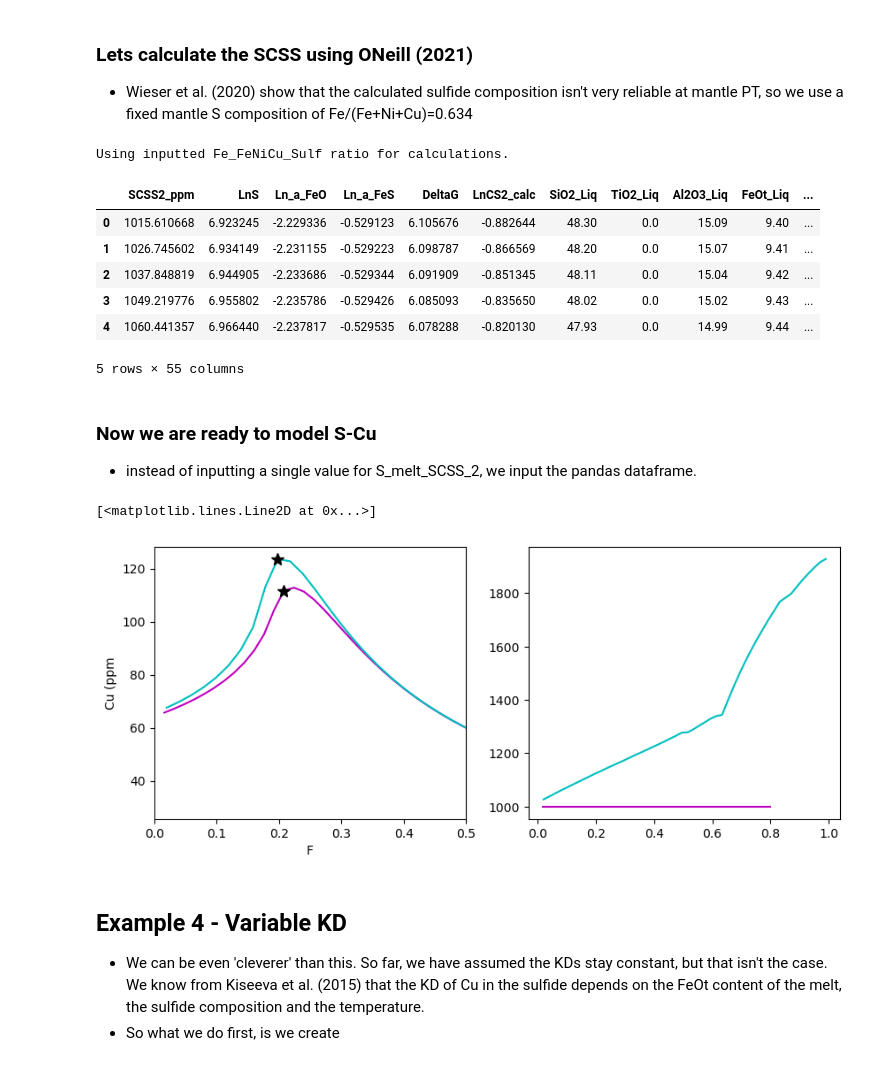
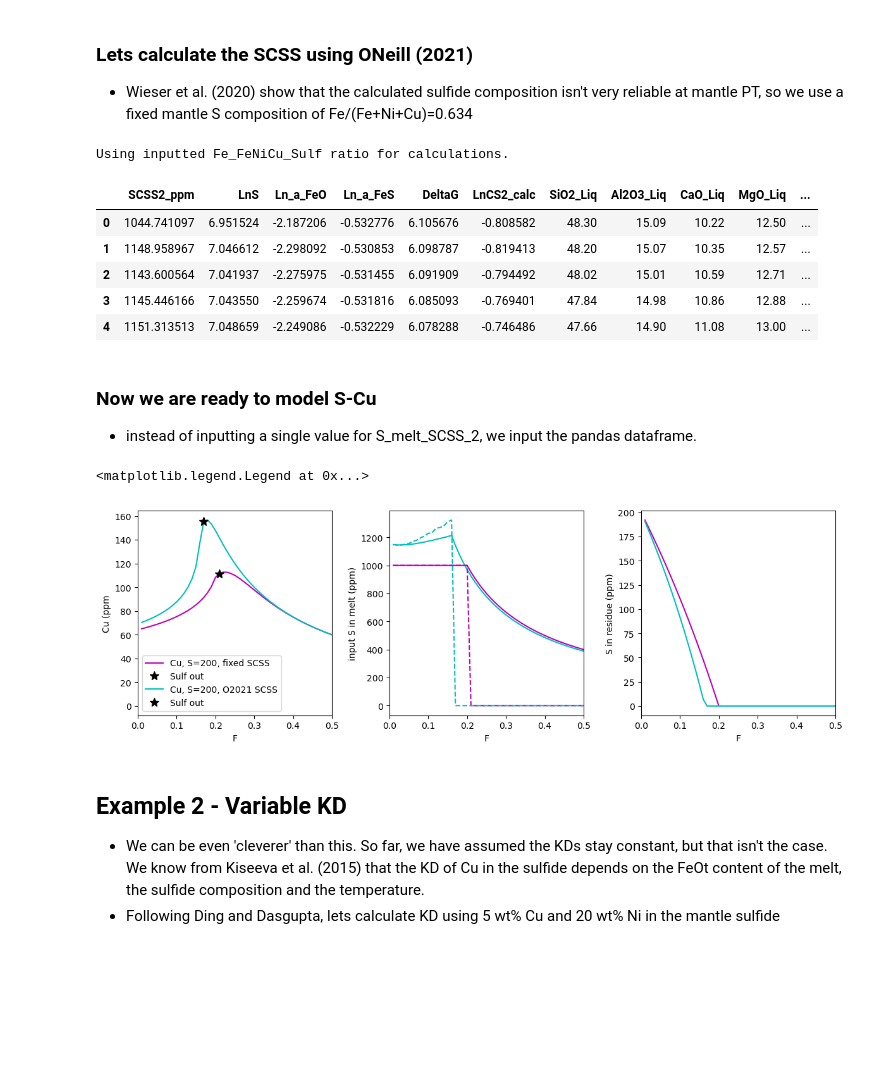
Before and after one commit to PennyWieser/PySulfSat, a Jupyter notebook: docs/Examples/Mantle_Melting_Lee_Wieser/Complex_melt_changing_SCSS.ipynb, the cells around one changed output. Saved outputs shown, nothing was run; the diff lists cells and outputs as text; code cells hidden in the pictures; blank space fills up the shorter version.

```diff
--- a/docs/Examples/Mantle_Melting_Lee_Wieser/Complex_melt_changing_SCSS.ipynb
+++ b/docs/Examples/Mantle_Melting_Lee_Wieser/Complex_melt_changing_SCSS.ipynb
@@ -27,28 +39,36 @@ We have replaced all missing liquid oxides and strings with zeros.
 # %% [markdown]
 ### Extract the modes from Thermocalc
 # %%
-Modes3=pd.DataFrame(data={'ol': Thermocalc_df['ol'],
+Modes3=pd.DataFrame(data={'ol=0': Thermocalc_df['ol'],
                         'cpx': Thermocalc_df['cpx'],
                         'opx': Thermocalc_df['opx'],
                         'sp': Thermocalc_df['sp'],
                         'gt': Thermocalc_df['g']*0})
+# %%
+df_TiO2_Thermocalc=ss.Lee_Wieser_sulfide_melting(F=Thermocalc_df['liq'],
+                        Modes=Modes3,
+                        KDs=KDs_TiO2,
+                        S_Sulf=330000, elem_Per=0.13,
+                        S_Mantle=[200],
+                        S_Melt_SCSS_2=1000,
+                         Prop_S6=0)
+Inst_Liq['TiO2_Liq']=df_TiO2_Thermocalc['TiO2_Melt_Inst']
 # %% [markdown]
 ### Lets calculate the SCSS using ONeill (2021)
 - Wieser et al. (2020) show that the calculated sulfide composition isn't very reliable at mantle PT, so we use a fixed mantle S composition of Fe/(Fe+Ni+Cu)=0.634
 # %%
-SCSS_fixedSulf=ss.calculate_O2021_SCSS(df=Thermo_df_ss,
+SCSS_fixedSulf=ss.calculate_O2021_SCSS(df=Inst_Liq,
 T_K=Thermocalc_df['T']+273.15, P_kbar=Thermocalc_df['P'],
 Fe_FeNiCu_Sulf=0.634)
 SCSS_fixedSulf.head()
 # %% [output]
 Using inputted Fe_FeNiCu_Sulf ratio for calculations.
-|  | SCSS2_ppm | LnS | Ln_a_FeO | Ln_a_FeS | DeltaG | LnCS2_calc | SiO2_Liq | TiO2_Liq | Al2O3_Liq | FeOt_Liq | ... |
-| 0 | 1015.610668 | 6.923245 | -2.229336 | -0.529123 | 6.105676 | -0.882644 | 48.30 | 0.0 | 15.09 | 9.40 | ... |
-| 1 | 1026.745602 | 6.934149 | -2.231155 | -0.529223 | 6.098787 | -0.866569 | 48.20 | 0.0 | 15.07 | 9.41 | ... |
-| 2 | 1037.848819 | 6.944905 | -2.233686 | -0.529344 | 6.091909 | -0.851345 | 48.11 | 0.0 | 15.04 | 9.42 | ... |
-| 3 | 1049.219776 | 6.955802 | -2.235786 | -0.529426 | 6.085093 | -0.835650 | 48.02 | 0.0 | 15.02 | 9.43 | ... |
-| 4 | 1060.441357 | 6.966440 | -2.237817 | -0.529535 | 6.078288 | -0.820130 | 47.93 | 0.0 | 14.99 | 9.44 | ... |
+|  | SCSS2_ppm | LnS | Ln_a_FeO | Ln_a_FeS | DeltaG | LnCS2_calc | SiO2_Liq | Al2O3_Liq | CaO_Liq | MgO_Liq | ... |
+| 0 | 1044.741097 | 6.951524 | -2.187206 | -0.532776 | 6.105676 | -0.808582 | 48.30 | 15.09 | 10.22 | 12.50 | ... |
+| 1 | 1148.958967 | 7.046612 | -2.298092 | -0.530853 | 6.098787 | -0.819413 | 48.20 | 15.07 | 10.35 | 12.57 | ... |
+| 2 | 1143.600564 | 7.041937 | -2.275975 | -0.531455 | 6.091909 | -0.794492 | 48.02 | 15.01 | 10.59 | 12.71 | ... |
+| 3 | 1145.446166 | 7.043550 | -2.259674 | -0.531816 | 6.085093 | -0.769401 | 47.84 | 14.98 | 10.86 | 12.88 | ... |
+| 4 | 1151.313513 | 7.048659 | -2.249086 | -0.532229 | 6.078288 | -0.746486 | 47.66 | 14.90 | 11.08 | 13.00 | ... |
-5 rows × 55 columns
 # %% [markdown]
 ### Now we are ready to model S-Cu
 - instead of inputting a single value for S_melt_SCSS_2, we input the pandas dataframe.
@@ -63,8 +83,7 @@ Modes=pd.DataFrame(data={'ol': 0.6, 'opx': 0.2,
 
 # Lets run the simple model for comparison
 S_Sulf = 38*(10**4)
-df_Cu_200S=ss.Lee_Wieser_sulfide_melting(N=len(Modes3), Modes=Modes,
-                        M_Max=0.2,
+df_Cu_200S=ss.Lee_Wieser_sulfide_melting(F=Thermocalc_df['liq'], Modes=Modes,
                         KDs=KDs_Cu,
                         S_Sulf=S_Sulf, elem_Per=30,
                         S_Mantle=[200],
@@ -72,51 +91,78 @@ df_Cu_200S=ss.Lee_Wieser_sulfide_melting(N=len(Modes3), Modes=Modes,
                          Prop_S6=0)
 # Now lets change S
 
-df_Cu_200S_Thermocalc=ss.Lee_Wieser_sulfide_melting(N=len(Modes3),
+df_Cu_200S_Thermocalc=ss.Lee_Wieser_sulfide_melting(F=Thermocalc_df['liq'],
                         Modes=Modes3,
-                        M_Max=0.01,
                         KDs=KDs_Cu,
                         S_Sulf=S_Sulf, elem_Per=30,
                         S_Mantle=[200],
                         S_Melt_SCSS_2=SCSS_fixedSulf['SCSS2_ppm'],
                          Prop_S6=0)
 # %%
-fig, ((ax1, ax2)) = plt.subplots(1, 2, figsize=(10,4))
+fig, ((ax1, ax2, ax3)) = plt.subplots(1, 3, figsize=(12,4), sharex=True)
 # 100 ppm
 ax1.plot(df_Cu_200S['F'].iloc[1:],
          df_Cu_200S['Cu_Melt_Agg'].iloc[1:],
         '-',color='m', ms=10, label='Cu, S=200, fixed SCSS')
 # Lets add a cross to show the point at which sulfide is exhausted
 sulf_out_200=np.take(np.where(df_Cu_200S['S_Residue']==0), 0)
 ax1.plot(df_Cu_200S['F'].loc[sulf_out_200],
          df_Cu_200S['Cu_Melt_Agg'].loc[sulf_out_200],
         '*k', ms=10, label='Sulf out')
 
 
 ax1.plot(df_Cu_200S_Thermocalc['F'].iloc[1:],
          df_Cu_200S_Thermocalc['Cu_Melt_Agg'].iloc[1:],
-        '-',color='c', ms=10, label='Cu, S=200, fixed SCSS')
+        '-',color='c', ms=10, label='Cu, S=200, O2021 SCSS')
 # Lets add a cross to show the point at which sulfide is exhausted
 sulf_out_200=np.take(np.where(df_Cu_200S_Thermocalc['S_Residue']==0), 0)
 ax1.plot(df_Cu_200S_Thermocalc['F'].loc[sulf_out_200],
          df_Cu_200S_Thermocalc['Cu_Melt_Agg'].loc[sulf_out_200],
         '*k', ms=10, label='Sulf out')
 ax1.set_xlim([0, 0.5])
 ax1.set_xlabel('F')
 ax1.set_ylabel('Cu (ppm')
 
-# Plot S in source
+# Plot S in melt
 ax2.plot(df_Cu_200S['F'].iloc[1:],
-         df_Cu_200S['S_Melt'].iloc[1:],
+         df_Cu_200S['S_Melt_Agg'].iloc[1:],
         '-',color='m', ms=10, label='Cu, S=200, fixed SCSS')
 
 ax2.plot(df_Cu_200S_Thermocalc['F'].iloc[1:],
-         df_Cu_200S_Thermocalc['S_Melt'].iloc[1:],
-        '-',color='c', ms=10, label='Cu, S=200, fixed SCSS')
+         df_Cu_200S_Thermocalc['S_Melt_Agg'].iloc[1:],
+        '-',color='c', ms=10, label='Cu, S=200, O2021 SCSS')
+
+ax2.plot(df_Cu_200S['F'].iloc[1:],
+         df_Cu_200S['S_Melt_Inst'].iloc[1:],
+        '--',color='m', ms=10, label='Cu, S=200, fixed SCSS')
+
+ax2.plot(df_Cu_200S_Thermocalc['F'].iloc[1:],
+         df_Cu_200S_Thermocalc['S_Melt_Inst'].iloc[1:],
+        '--',color='c', ms=10, label='Cu, S=200, O2021 SCSS')
+
+
+
+
+ax2.set_xlabel('F')
+ax2.set_ylabel('input S in melt (ppm)')
+
+# S in source
+ax3.plot(df_Cu_200S['F'].iloc[1:],
+         df_Cu_200S['S_Residue'].iloc[1:],
+        '-',color='m', ms=10, label='Cu, S=200, fixed SCSS')
+
+ax3.plot(df_Cu_200S_Thermocalc['F'].iloc[1:],
+         df_Cu_200S_Thermocalc['S_Residue'].iloc[1:],
+        '-',color='c', ms=10, label='Cu, S=200, O2021 SCSS')
+
+ax3.set_xlabel('F')
+ax3.set_ylabel('S in residue (ppm)')
+fig.tight_layout()
+ax1.legend()
 # %% [output]
-[<matplotlib.lines.Line2D at 0x...>]
+<matplotlib.legend.Legend at 0x...>
-[figure, old version]
+[figure, new version]
 # %% [markdown]
-## Example 4 - Variable KD
+## Example 2 - Variable KD
 - We can be even 'cleverer' than this. So far, we have assumed the KDs stay constant, but that isn't the case. We know from Kiseeva et al. (2015) that the KD of Cu in the sulfide depends on the FeOt content of the melt, the sulfide composition and the temperature.
-- So what we do first, is we create
+- Following Ding and Dasgupta, lets calculate KD using 5 wt% Cu and 20 wt% Ni in the mantle sulfide
```
Also changed, not shown: parts of 18 cells of this notebook, 13 other files.
